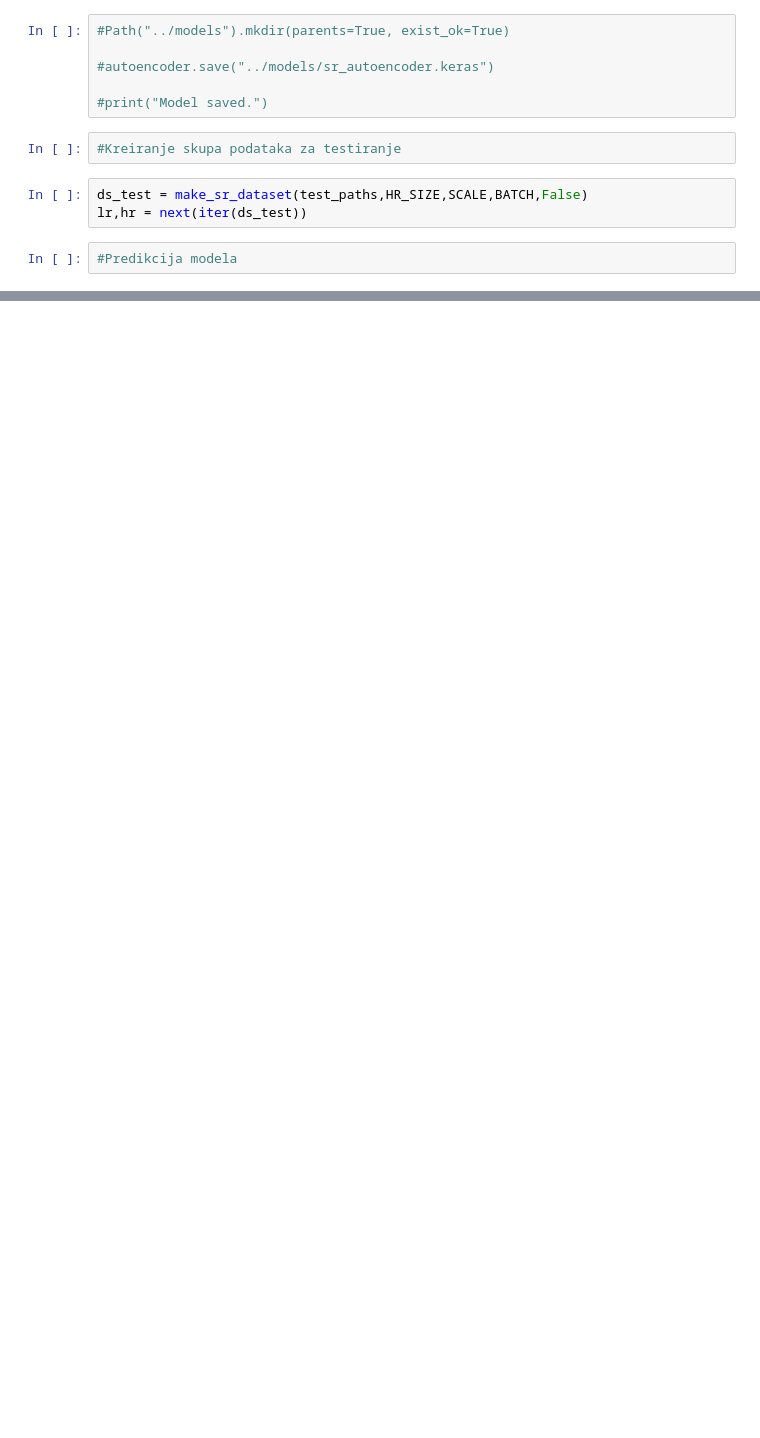
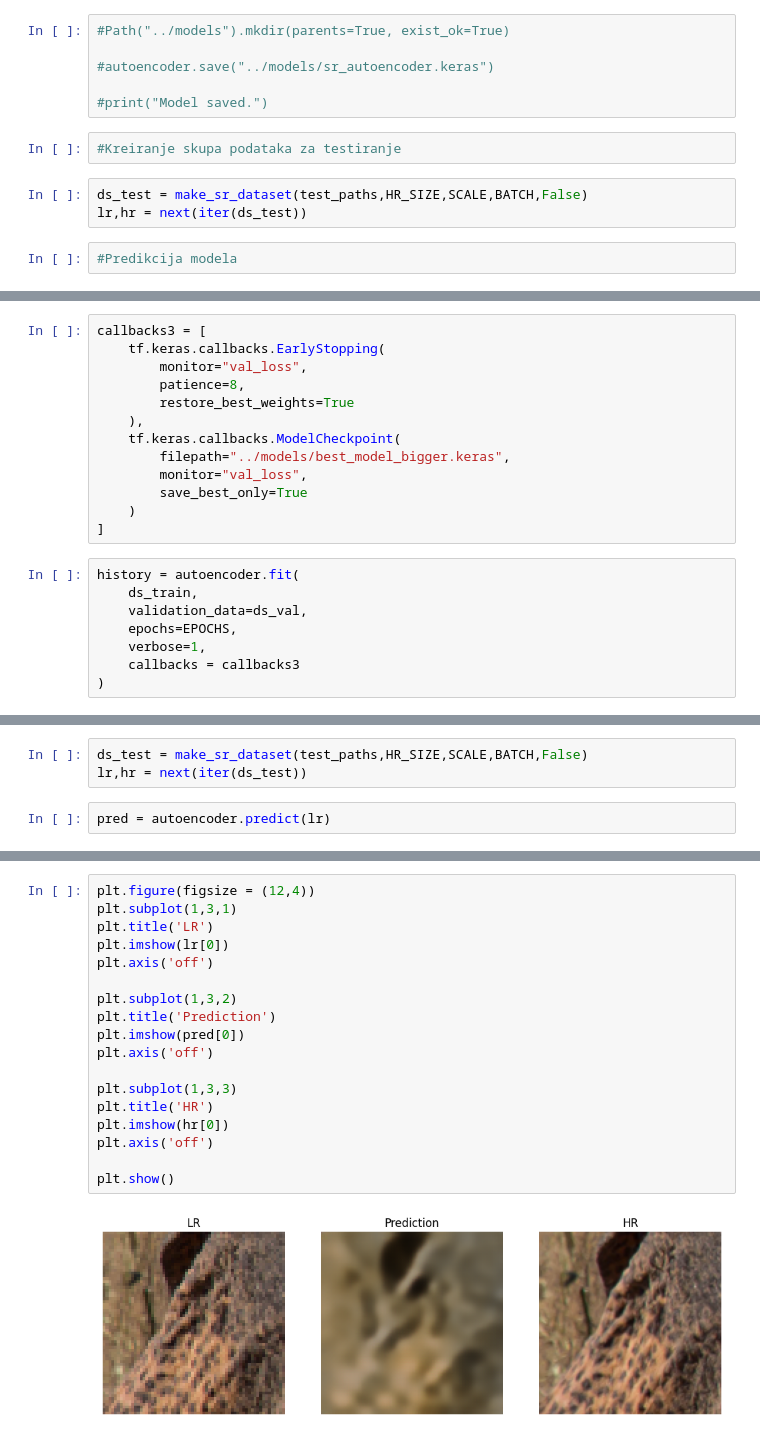
Before and after one commit to Trbaa/Masinsko-ucenje-I40, a Jupyter notebook: notebooks/02_model.ipynb, the cells around one changed output, grey strips where cells are left out. Saved outputs shown, nothing was run; the diff lists cells and outputs as text; blank space fills up the shorter version.

```diff
--- a/notebooks/02_model.ipynb
+++ b/notebooks/02_model.ipynb
@@ -269,0 +560,21 @@ plt.show()
+# %%
+callbacks3 = [
+    tf.keras.callbacks.EarlyStopping(
+        monitor="val_loss",
+        patience=8,
+        restore_best_weights=True
+    ),
+    tf.keras.callbacks.ModelCheckpoint(
+        filepath="../models/best_model_bigger.keras",
+        monitor="val_loss",
+        save_best_only=True
+    )
+]
+# %%
+history = autoencoder.fit(
+    ds_train,
+    validation_data=ds_val,
+    epochs=EPOCHS,
+    verbose=1,
+    callbacks = callbacks3
+)
@@ -269,0 +599,5 @@ plt.show()
+# %%
+ds_test = make_sr_dataset(test_paths,HR_SIZE,SCALE,BATCH,False)
+lr,hr = next(iter(ds_test))
+# %%
+pred = autoencoder.predict(lr)
@@ -269,0 +606,20 @@ plt.show()
+# %%
+plt.figure(figsize = (12,4))
+plt.subplot(1,3,1)
+plt.title('LR')
+plt.imshow(lr[0])
+plt.axis('off')
+
+plt.subplot(1,3,2)
+plt.title('Prediction')
+plt.imshow(pred[0])
+plt.axis('off')
+
+plt.subplot(1,3,3)
+plt.title('HR')
+plt.imshow(hr[0])
+plt.axis('off')
+
+plt.show()
+# %% [output]
+[figure, added]
```
Also changed, not shown: parts of 29 cells of this notebook, 1 other file.
